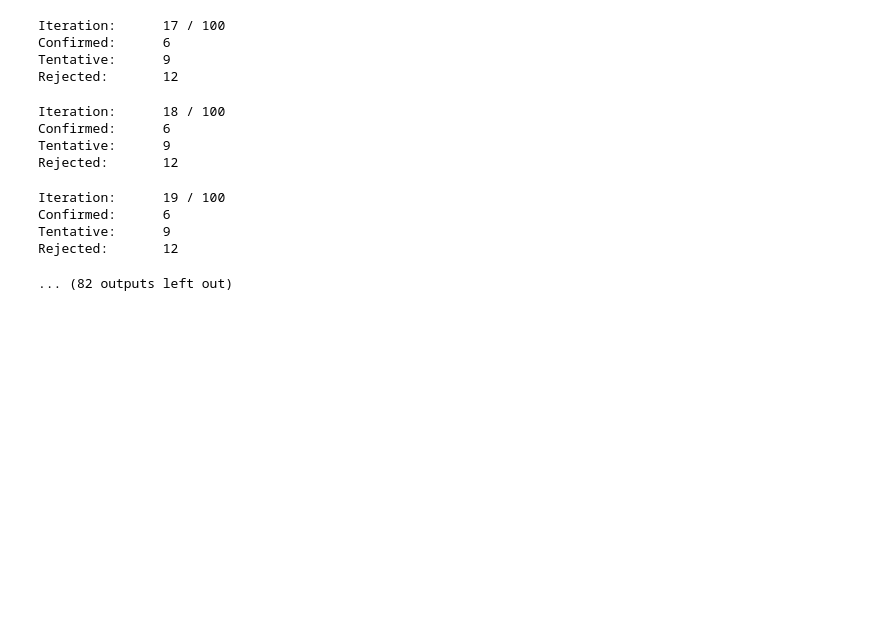
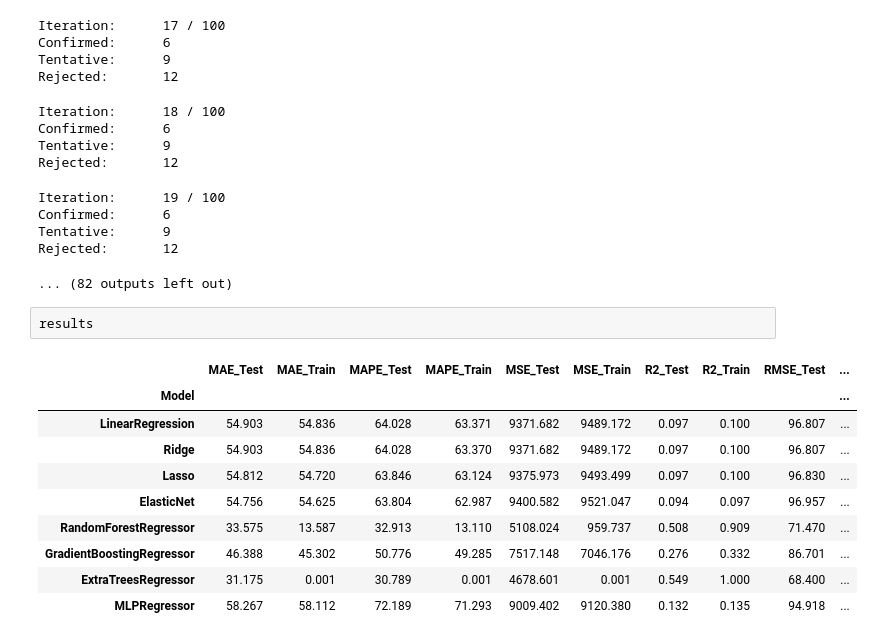
Before and after one commit to jai-soni/Advanced-Data-Science, a Jupyter notebook: Assignment 2/Part 7_Pipeline.ipynb, the cells around one changed output. Saved outputs shown, nothing was run; the diff lists cells and outputs as text; blank space fills up the shorter version.

Commit message:
Showing results for pipeline

```diff
--- a/Assignment 2/Part 7_Pipeline.ipynb
+++ b/Assignment 2/Part 7_Pipeline.ipynb
@@ -307,3 +307,16 @@ Confirmed:      6
 Tentative:      9
 Rejected:       12
 ... (82 outputs left out)
+# %%
+results
+# %% [output]
+|  | MAE_Test | MAE_Train | MAPE_Test | MAPE_Train | MSE_Test | MSE_Train | R2_Test | R2_Train | RMSE_Test | ... |
+| Model |  |  |  |  |  |  |  |  |  | ... |
+| LinearRegression | 54.903 | 54.836 | 64.028 | 63.371 | 9371.682 | 9489.172 | 0.097 | 0.100 | 96.807 | ... |
+| Ridge | 54.903 | 54.836 | 64.028 | 63.370 | 9371.682 | 9489.172 | 0.097 | 0.100 | 96.807 | ... |
+| Lasso | 54.812 | 54.720 | 63.846 | 63.124 | 9375.973 | 9493.499 | 0.097 | 0.100 | 96.830 | ... |
+| ElasticNet | 54.756 | 54.625 | 63.804 | 62.987 | 9400.582 | 9521.047 | 0.094 | 0.097 | 96.957 | ... |
+| RandomForestRegressor | 33.575 | 13.587 | 32.913 | 13.110 | 5108.024 | 959.737 | 0.508 | 0.909 | 71.470 | ... |
+| GradientBoostingRegressor | 46.388 | 45.302 | 50.776 | 49.285 | 7517.148 | 7046.176 | 0.276 | 0.332 | 86.701 | ... |
+| ExtraTreesRegressor | 31.175 | 0.001 | 30.789 | 0.001 | 4678.601 | 0.001 | 0.549 | 1.000 | 68.400 | ... |
+| MLPRegressor | 58.267 | 58.112 | 72.189 | 71.293 | 9009.402 | 9120.380 | 0.132 | 0.135 | 94.918 | ... |
```
